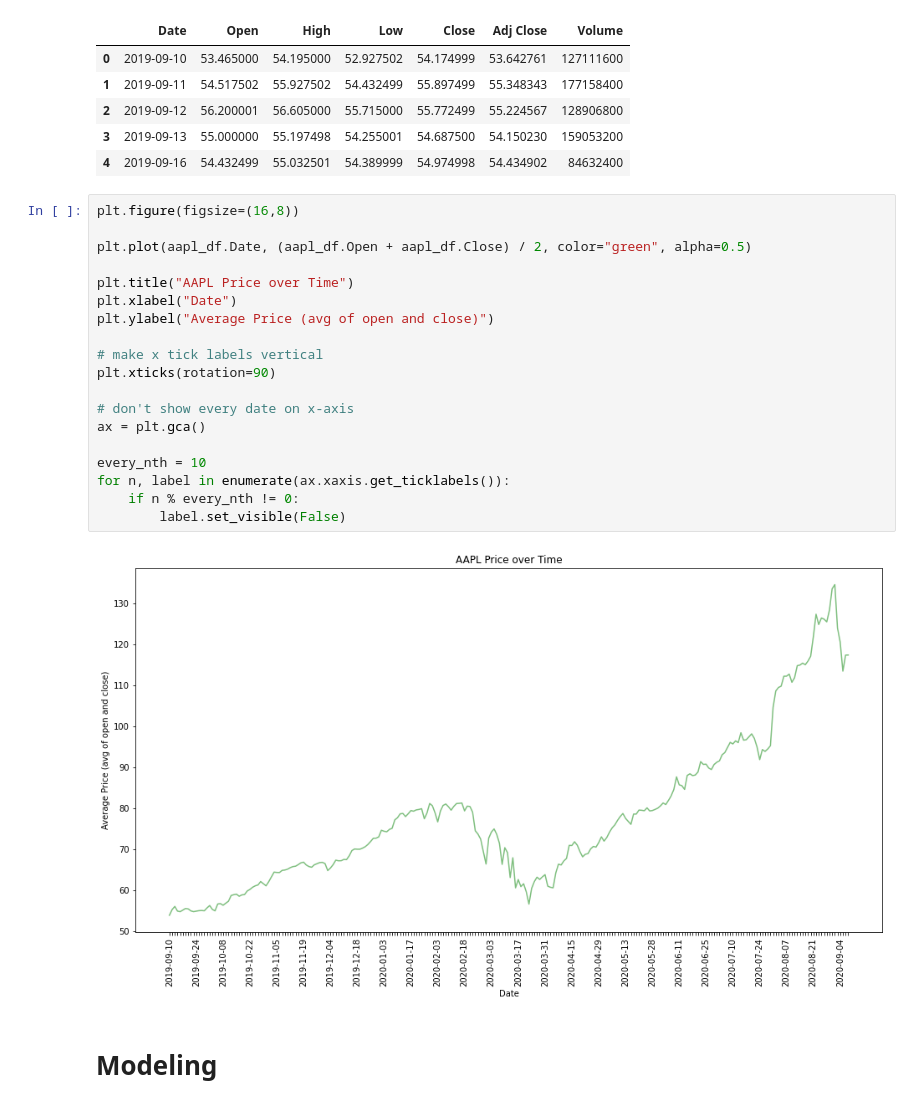
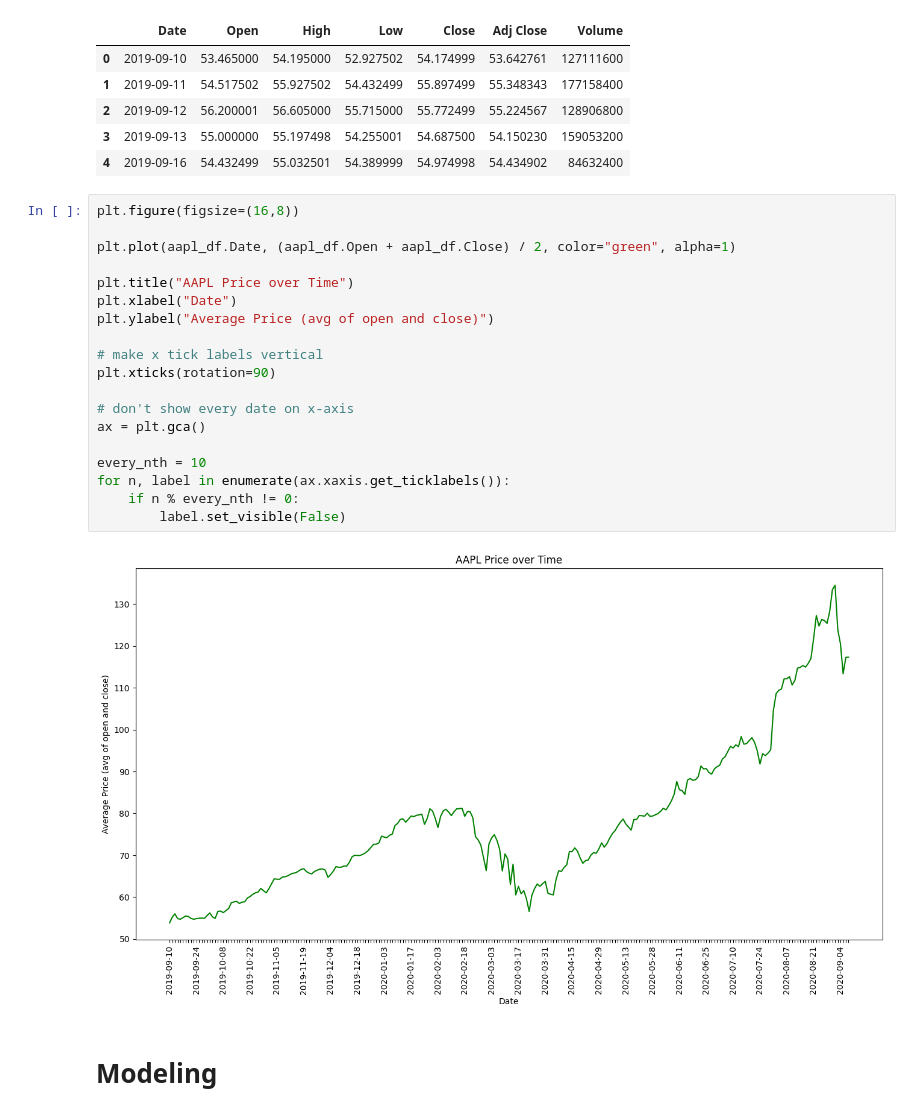
Before and after one commit to traders/Jupyter-Tutorial, a Jupyter notebook: Tutorial 1-23-2023_completed.ipynb, the cells around one changed output. Cells and saved outputs as stored; diff of their text form.

```diff
--- a/Tutorial 1-23-2023_completed.ipynb
+++ b/Tutorial 1-23-2023_completed.ipynb
@@ -492,24 +492,24 @@ aapl_df.head()
 # %%
 plt.figure(figsize=(16,8))
 
-plt.plot(aapl_df.Date, (aapl_df.Open + aapl_df.Close) / 2, color="green", alpha=0.5)
+plt.plot(aapl_df.Date, (aapl_df.Open + aapl_df.Close) / 2, color="green", alpha=1)
 
 plt.title("AAPL Price over Time")
 plt.xlabel("Date")
 plt.ylabel("Average Price (avg of open and close)")
 
 # make x tick labels vertical
 plt.xticks(rotation=90)
 
 # don't show every date on x-axis
 ax = plt.gca()
 
 every_nth = 10
 for n, label in enumerate(ax.xaxis.get_ticklabels()):
     if n % every_nth != 0:
         label.set_visible(False)
 # %% [output]
-[figure, old version]
+[figure, new version]
 # %% [markdown]
 # Modeling
 # %%
```
Also changed, not shown: parts of 23 cells of this notebook.
